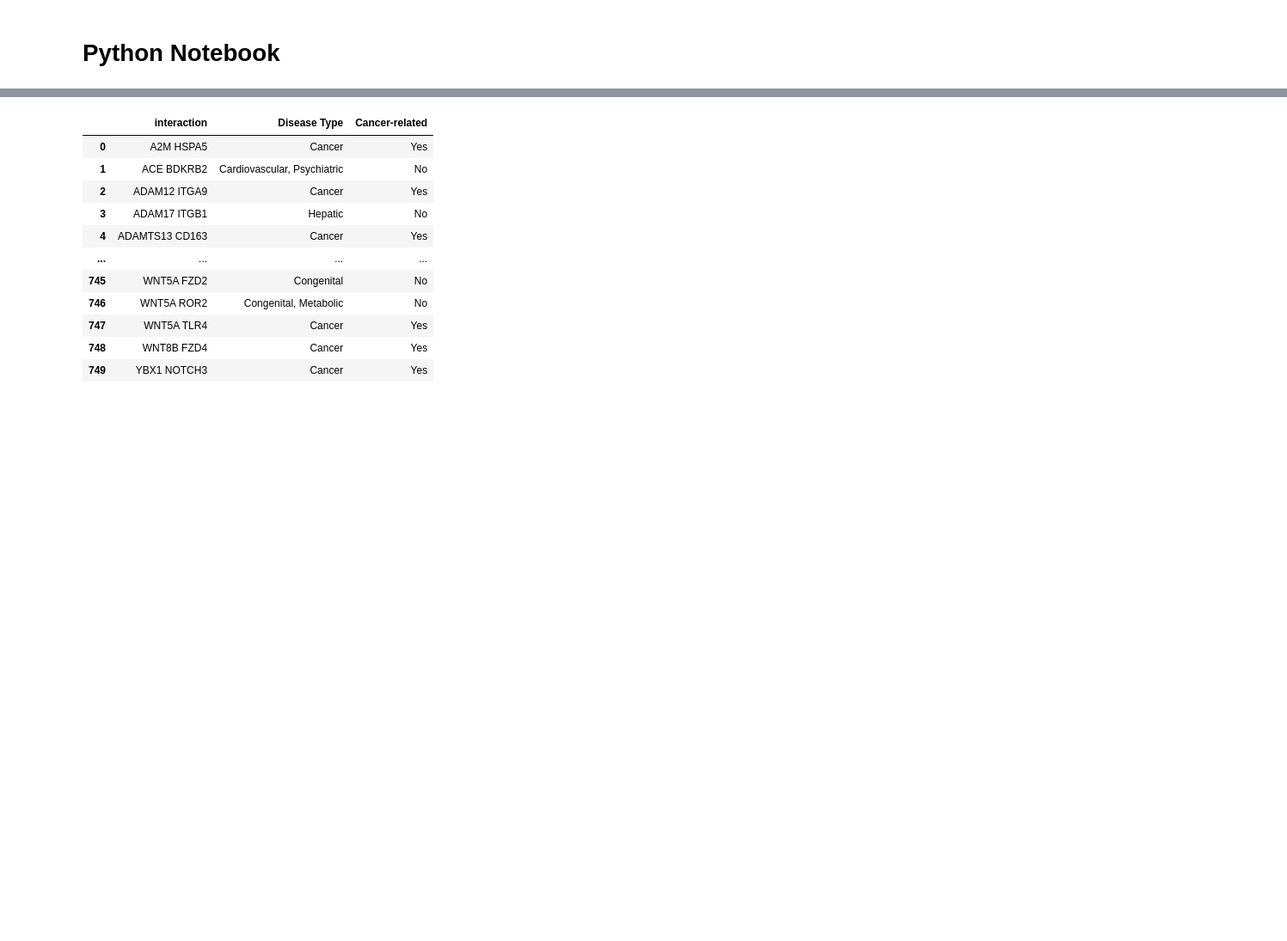
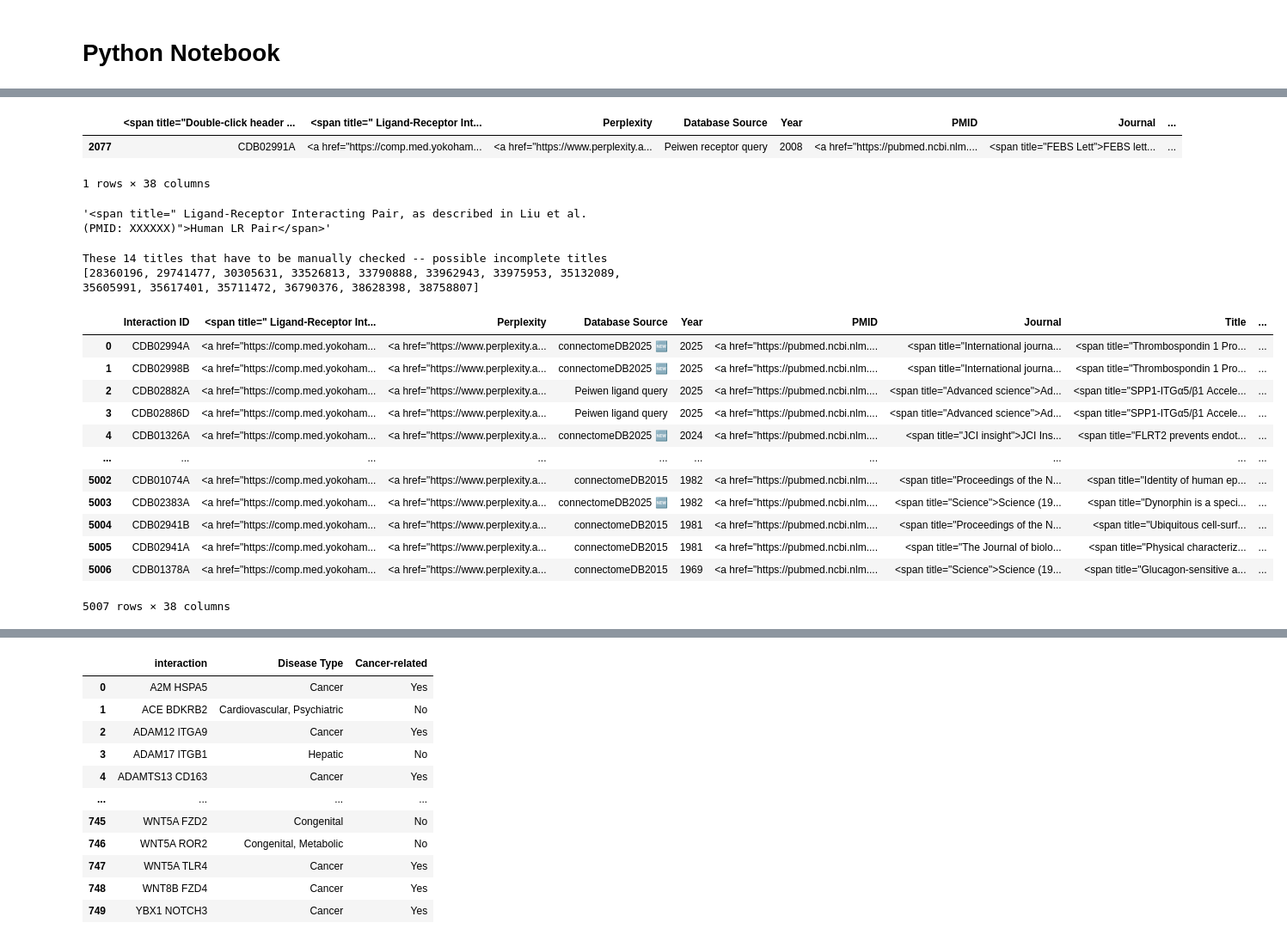
Before and after one commit to bioinfo-YCU/ConnectomeDB, a Jupyter notebook: Python_test.ipynb, the cells around one changed output, grey strips where cells are left out. Shown at 86% size. Drawn from its saved outputs; the diff is of its cells as text; code cells hidden in the pictures; blank space fills up the shorter version.

Commit message:
added features to table --incomplete

```diff
--- a/Python_test.ipynb
+++ b/Python_test.ipynb
@@ -10,12 +42,45 @@ sys.path.append(os.path.abspath("src"))
+# %%
+# Try getting the query parameter from Quarto (web context), fallback to local test value
+try:
+    query_string = quarto_context['request'].query_string
+    params = {k: v[0] for k, v in urllib.parse.parse_qs(query_string).items()}
+    filter_id = params.get('id', '')
+except Exception:
+    filter_id = 'CDB02991'  # fallback or use 'CDB02991' for local testing
+
+if filter_id:
+    human_gene_pairTrip = human_gene_pairTrip.loc[human_gene_pairTrip[human_gene_pairTrip.columns[0]].str.startswith(filter_id)].copy()
+human_gene_pairTrip
+# %% [output]
+|  | <span title="Double-click header ... | <span title=" Ligand-Receptor Int... | Perplexity | Database Source | Year | PMID | Journal | ... |
+| 2077 | CDB02991A | <a href="https://comp.med.yokoham... | <a href="https://www.perplexity.a... | Peiwen receptor query | 2008 | <a href="https://pubmed.ncbi.nlm.... | <span title="FEBS Lett">FEBS lett... | ... |
+1 rows × 38 columns
+# %%
+human_gene_pairTrip.columns.values[1]
+# %% [output]
+'<span title=" Ligand-Receptor Interacting Pair, as described in Liu et al. (PMID: XXXXXX)">Human LR Pair</span>'
+# %%
+pmids_without_period = pmids = df[~df['Title'].str.endswith(('.', '?'), na=False)]['PMID']
+pmid_check= pmids_without_period.tolist()
+print("These " + str(len(pmid_check)) + " titles that have to be manually checked -- possible incomplete titles")
+print(pmid_check)
+# %% [output]
+These 14 titles that have to be manually checked -- possible incomplete titles
+[28360196, 29741477, 30305631, 33526813, 33790888, 33962943, 33975953, 35132089, 35605991, 35617401, 35711472, 36790376, 38628398, 38758807]
 # %%
-## Function to prepare datatables (cleaning and hyperlinking, adding tool tips, etc) input for the database qmds
-import sys, os
-from itables import init_notebook_mode
-import pandas as pd
-from itables import show
-from itables import options
-from IPython.display import HTML, display
-import numpy as np
-from bs4 import BeautifulSoup
-from createDataTable import gene_pair, gene_pair000, human_columns, lrPairsCount
-import warnings
+human_gene_pairTrip.rename(columns={human_gene_pairTrip.columns[0]: "Interaction ID"}, inplace=True)
+human_gene_pairTrip
+# %% [output]
+|  | Interaction ID | <span title=" Ligand-Receptor Int... | Perplexity | Database Source | Year | PMID | Journal | Title | ... |
+| 0 | CDB02994A | <a href="https://comp.med.yokoham... | <a href="https://www.perplexity.a... | connectomeDB2025 🆕 | 2025 | <a href="https://pubmed.ncbi.nlm.... | <span title="International journa... | <span title="Thrombospondin 1 Pro... | ... |
+| 1 | CDB02998B | <a href="https://comp.med.yokoham... | <a href="https://www.perplexity.a... | connectomeDB2025 🆕 | 2025 | <a href="https://pubmed.ncbi.nlm.... | <span title="International journa... | <span title="Thrombospondin 1 Pro... | ... |
+| 2 | CDB02882A | <a href="https://comp.med.yokoham... | <a href="https://www.perplexity.a... | Peiwen ligand query | 2025 | <a href="https://pubmed.ncbi.nlm.... | <span title="Advanced science">Ad... | <span title="SPP1-ITGα5/β1 Accele... | ... |
+| 3 | CDB02886D | <a href="https://comp.med.yokoham... | <a href="https://www.perplexity.a... | Peiwen ligand query | 2025 | <a href="https://pubmed.ncbi.nlm.... | <span title="Advanced science">Ad... | <span title="SPP1-ITGα5/β1 Accele... | ... |
+| 4 | CDB01326A | <a href="https://comp.med.yokoham... | <a href="https://www.perplexity.a... | connectomeDB2025 🆕 | 2024 | <a href="https://pubmed.ncbi.nlm.... | <span title="JCI insight">JCI Ins... | <span title="FLRT2 prevents endot... | ... |
+| ... | ... | ... | ... | ... | ... | ... | ... | ... | ... |
+| 5002 | CDB01074A | <a href="https://comp.med.yokoham... | <a href="https://www.perplexity.a... | connectomeDB2015 | 1982 | <a href="https://pubmed.ncbi.nlm.... | <span title="Proceedings of the N... | <span title="Identity of human ep... | ... |
+| 5003 | CDB02383A | <a href="https://comp.med.yokoham... | <a href="https://www.perplexity.a... | connectomeDB2025 🆕 | 1982 | <a href="https://pubmed.ncbi.nlm.... | <span title="Science">Science (19... | <span title="Dynorphin is a speci... | ... |
+| 5004 | CDB02941B | <a href="https://comp.med.yokoham... | <a href="https://www.perplexity.a... | connectomeDB2015 | 1981 | <a href="https://pubmed.ncbi.nlm.... | <span title="Proceedings of the N... | <span title="Ubiquitous cell-surf... | ... |
+| 5005 | CDB02941A | <a href="https://comp.med.yokoham... | <a href="https://www.perplexity.a... | connectomeDB2015 | 1981 | <a href="https://pubmed.ncbi.nlm.... | <span title="The Journal of biolo... | <span title="Physical characteriz... | ... |
+| 5006 | CDB01378A | <a href="https://comp.med.yokoham... | <a href="https://www.perplexity.a... | connectomeDB2015 | 1969 | <a href="https://pubmed.ncbi.nlm.... | <span title="Science">Science (19... | <span title="Glucagon-sensitive a... | ... |
+5007 rows × 38 columns
```
Also changed, not shown: parts of 8 cells of this notebook, 11 other files.
